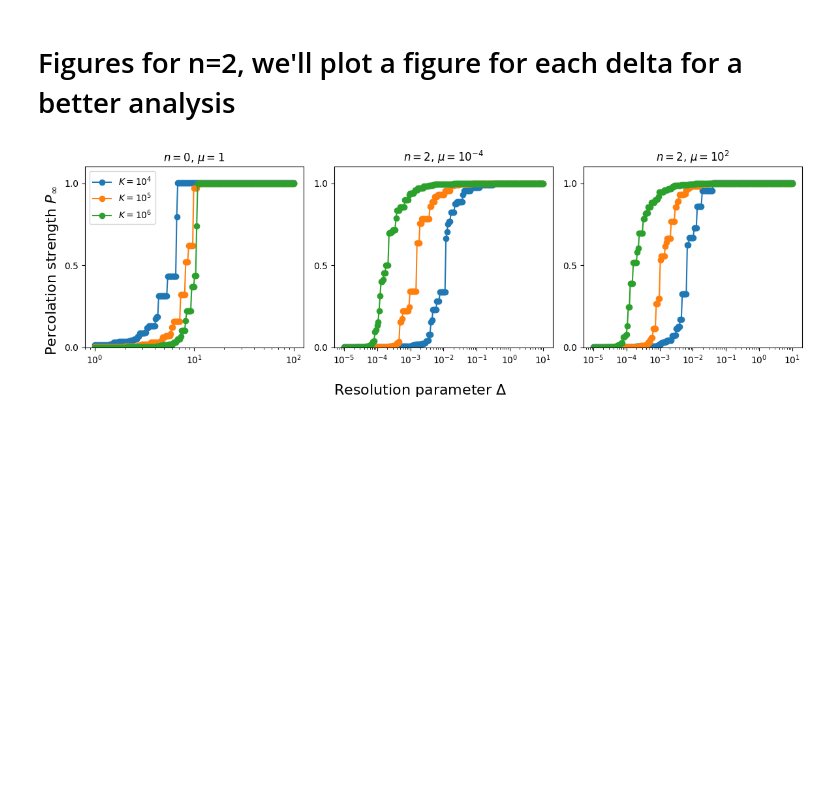
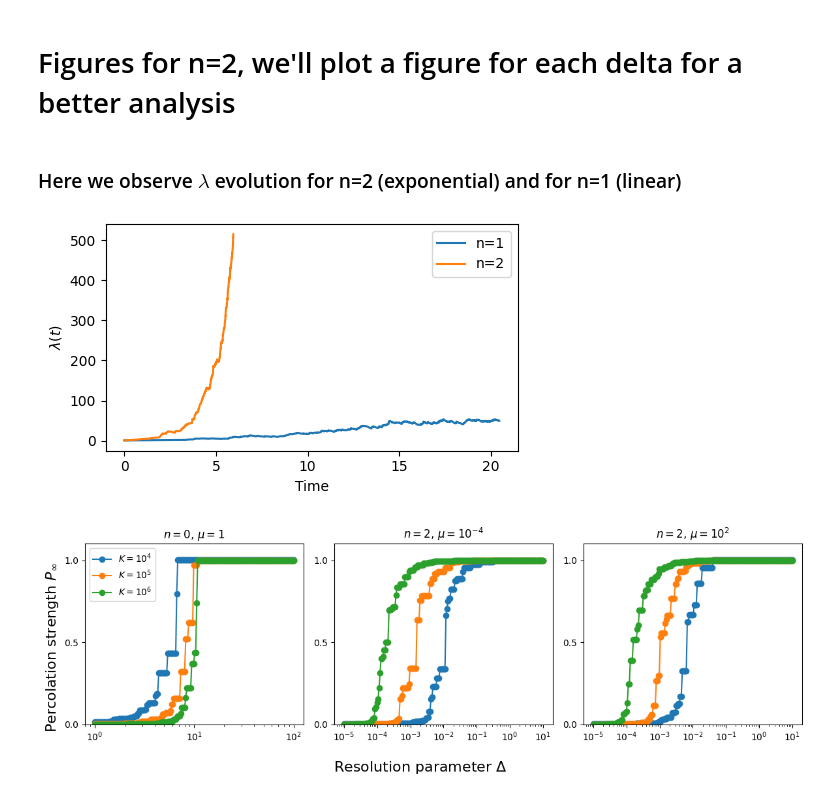
Before and after one commit to RivasAntonio/TFM, a Jupyter notebook: Códigos/Hawkes/Figures_n=2.ipynb, the cells around one changed output. Cells and saved outputs as stored; diff of their text form; code cells hidden in the pictures; blank space fills up the shorter version.

```diff
--- a/Códigos/Hawkes/Figures_n=2.ipynb
+++ b/Códigos/Hawkes/Figures_n=2.ipynb
@@ -5,6 +5,21 @@ import numpy as np
 import matplotlib.pyplot as plt
 from funciones import *
 from matplotlib.lines import Line2D
+# %% [markdown]
+### Here we observe $\lambda$ evolution for n=2 (exponential) and for n=1 (linear)
+# %%
+K = 5*10**2
+mu = 1.0
+plt.figure(figsize=(5,3))
+for n in np.arange(1,3):
+    times, rate = generate_series(K, n, mu)
+    plt.plot(times, rate, label=f'n={n}')
+plt.legend()
+plt.xlabel('Time')
+plt.ylabel('$\lambda (t)$')
+plt.tight_layout()
+# %% [output]
+[figure, added]
 # %%
 fig = plt.figure(figsize=(12, 4))
 axgrid = fig.add_gridspec(1, 3)
```
Also changed, not shown: 3 other files.
